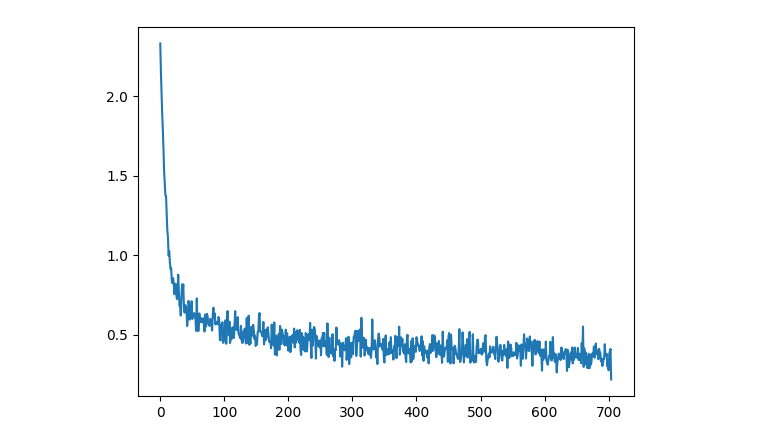
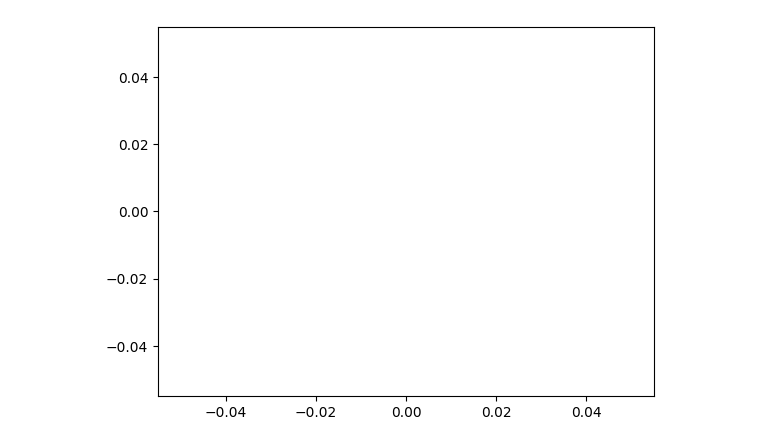
Before and after one commit to Redcoder815/Deep_Learning_PyTorch, a Jupyter notebook: 05MultiLayerPerceptron.ipynb, the cells around one changed output. Saved outputs shown, nothing was run; the diff lists cells and outputs as text; code cells hidden in the pictures.

```diff
--- a/05MultiLayerPerceptron.ipynb
+++ b/05MultiLayerPerceptron.ipynb
@@ -99,12 +99,12 @@ model = MultiLayerPerceptron(num_inputs=784, num_outputs=10, num_hiddens=256)
 optimizer = torch.optim.Adam(model.parameters(), lr = 0.001)
 loss_fn = nn.CrossEntropyLoss()
 # %%
-train_loss = []
+train_loss_sequential = []
 for epoch in range(max_epochs):
   model.train()
   train_loss_sum, train_accuracy_sum, n = 0.0, 0.0, 0
   for x, y in train_iter:
-    y_pred = model(x)
+    y_pred = model_sequential(x)
     l = loss_fn(y_pred, y)
     optimizer.zero_grad()
     l.backward()
@@ -119,7 +119,7 @@ for epoch in range(max_epochs):
   test_accuracy_sum, test_n = 0.0, 0
   with torch.no_grad():
     for x, y in val_iter:
-      y_pred = model(x)
+      y_pred = model_sequential(x)
       predicted_labels = torch.argmax(y_pred, dim=1)
       test_accuracy_sum += (predicted_labels == y).float().sum()
       test_n += y.numel()
@@ -132,5 +132,5 @@ Epoch 3, Loss: 0.0015, Train Accuracy: 0.8650, Validation Accuracy: 0.8564
 # %%
-plt.plot(train_loss)
+plt.plot(train_loss_sequential)
 plt.show()
 # %% [output]
-[figure, old version]
+[figure, new version]
```
Also changed, not shown: parts of 5 cells of this notebook.
